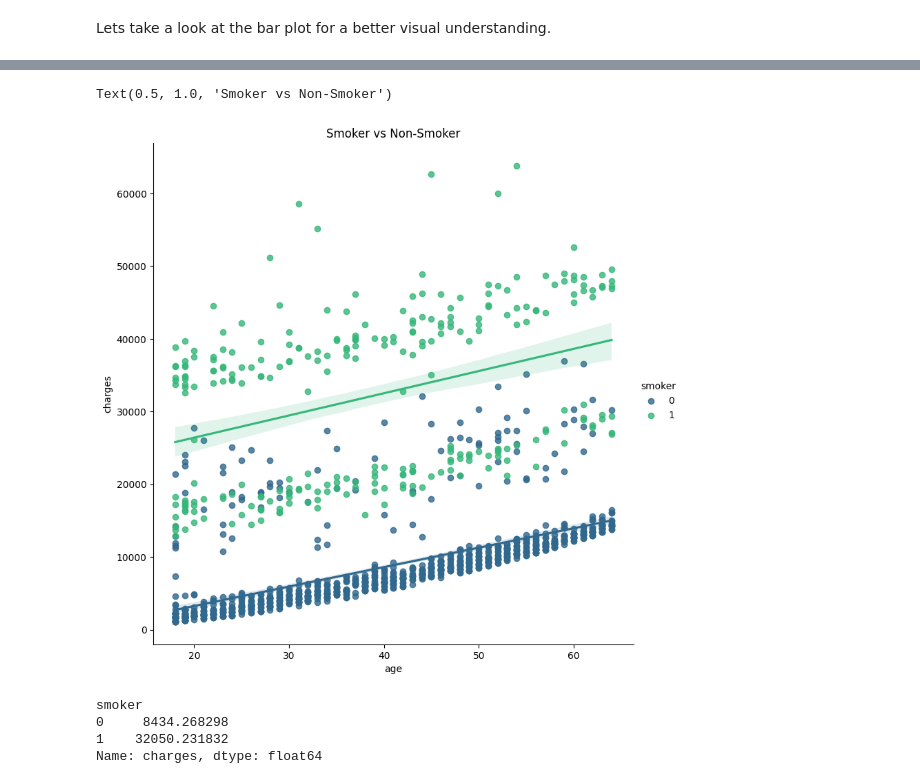
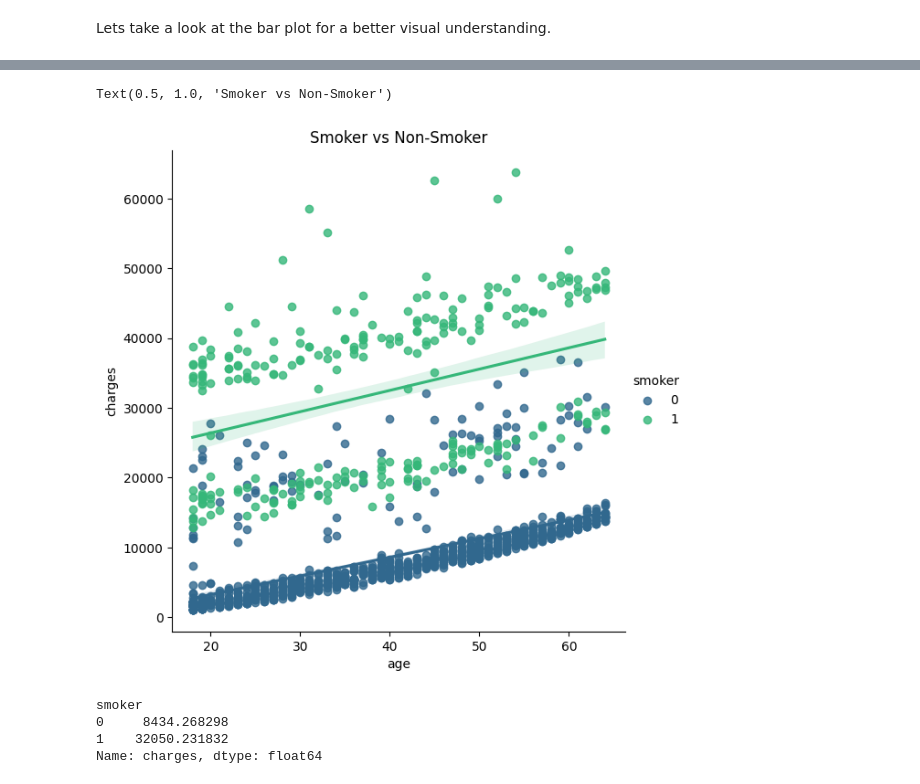
Before and after one commit to AngelX62/ml_Medical_Cost, a Jupyter notebook: medical_cost_pred.ipynb, the cells around one changed output, grey strips where cells are left out. Cells and saved outputs as stored; diff of their text form; code cells hidden in the pictures.

```diff
--- a/medical_cost_pred.ipynb
+++ b/medical_cost_pred.ipynb
@@ -46,9 +64,9 @@ Text(0, 0.5, 'Correlation level')
 # %%
-sns.lmplot(x="age", y="charges", hue="smoker", palette="viridis", height=8,data=df)
+sns.lmplot(x="age", y="charges", hue="smoker", palette="viridis", height=6,data=df)
 plt.title("Smoker vs Non-Smoker")
 # %% [output]
 Text(0.5, 1.0, 'Smoker vs Non-Smoker')
-[figure, old version]
+[figure, new version]
 # %%
 # Check mean
 df.groupby("smoker")["charges"].mean()
```
Also changed, not shown: parts of 6 cells of this notebook.
